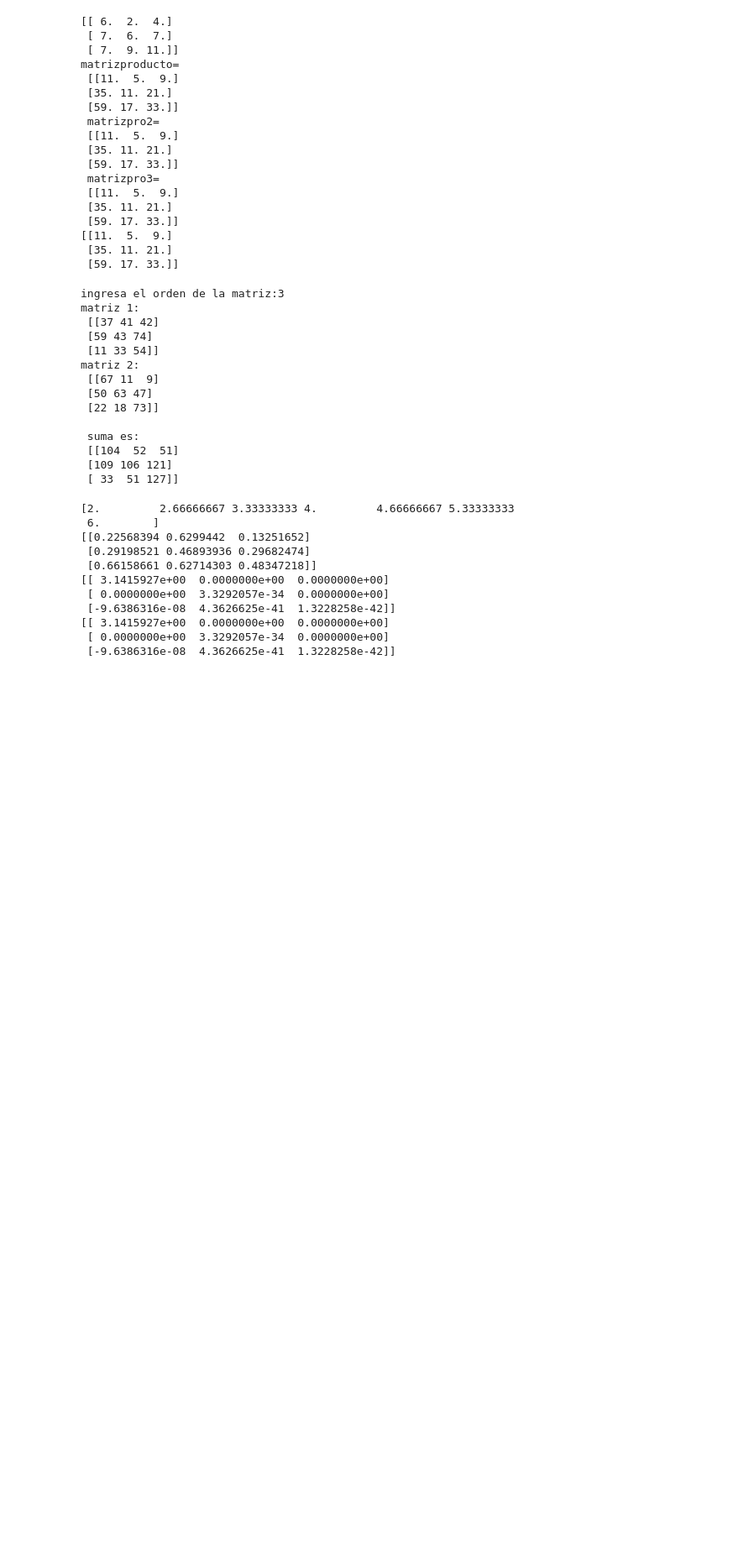
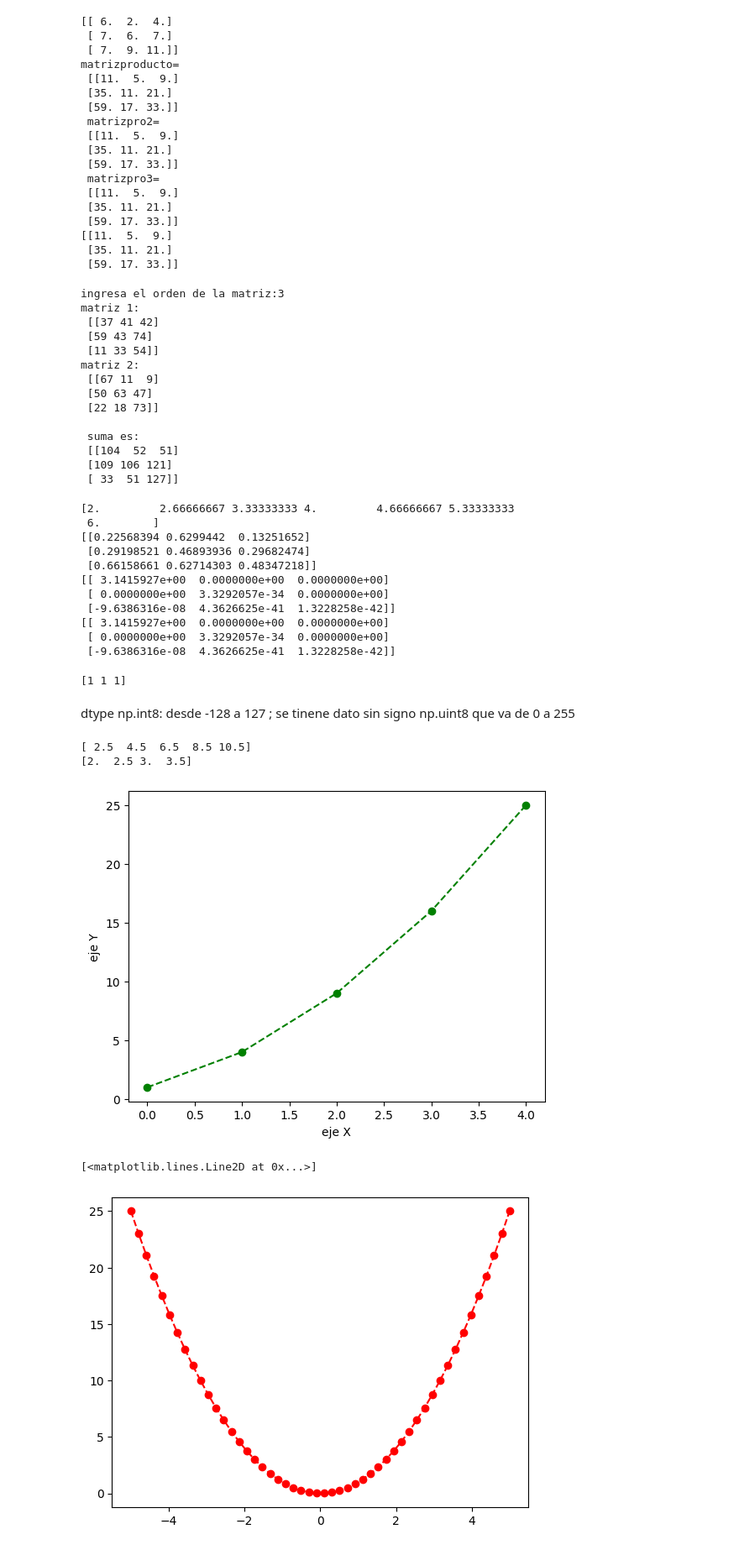
Before and after one commit to marilynbgl/investigacionOperativa, a Jupyter notebook: sesion1_27_09.ipynb, the cells around one changed output. Shown at 84% size. Cells and saved outputs as stored; diff of their text form; code cells hidden in the pictures; blank space fills up the shorter version.

```diff
--- a/sesion1_27_09.ipynb
+++ b/sesion1_27_09.ipynb
@@ -359,3 +359,35 @@ print(mat3)
 [[ 3.1415927e+00  0.0000000e+00  0.0000000e+00]
  [ 0.0000000e+00  3.3292057e-34  0.0000000e+00]
  [-9.6386316e-08  4.3626625e-41  1.3228258e-42]]
+# %%
+mat21= np.ones(3,dtype=np.int32) #con dos argumentos dimension del arreglo y el tipo de dato
+print(mat21)
+# %% [output]
+[1 1 1]
+# %% [markdown]
+dtype np.int8: desde -128 a 127 ; se tinene dato sin signo np.uint8 que va de 0 a 255
+# %%
+#numpy.arange una funcion que genera arreglos que se le puede asignar inicio, final y paso a paso
+
+mat6=np.arange(2.5,12,2) #genrando arreglo unidimensional
+print(mat6)
+mat62=np.arange(2,4,0.5,dtype=np.float32)
+print(mat62)
+# %% [output]
+[ 2.5  4.5  6.5  8.5 10.5]
+[2.  2.5 3.  3.5]
+# %%
+import matplotlib.pyplot as plt #matplotlib es una libreria y su modulo que ese usa en pyplot
+import numpy as np
+plt.plot([0,1,2,3,4],[1,4,9,16,25],marker='o',color='green',linestyle='dashed') #se llama la funcion plot recibe 2 listas la primera es de las coordenadas x=[x1,x2,x3,x4,x5] y y=[y1,y2,y3,y4,y5] el marker es lo que dibuja circulos o asterisco y las lineas entrecortadas es con el dashed
+plt.ylabel('eje Y')
+plt.xlabel('eje X')
+plt.show()
+
+x=np.linspace(-5,5,50)# el 100 se refiere q son 100 puntos en la grafica
+y=np.power(x,2)
+plt.plot(x,y,marker='o', color='red',linestyle='dashed')
+# %% [output]
+[figure, added]
+[<matplotlib.lines.Line2D at 0x...>]
+[figure, added]
```
Also changed, not shown: parts of 1 cell of this notebook.
